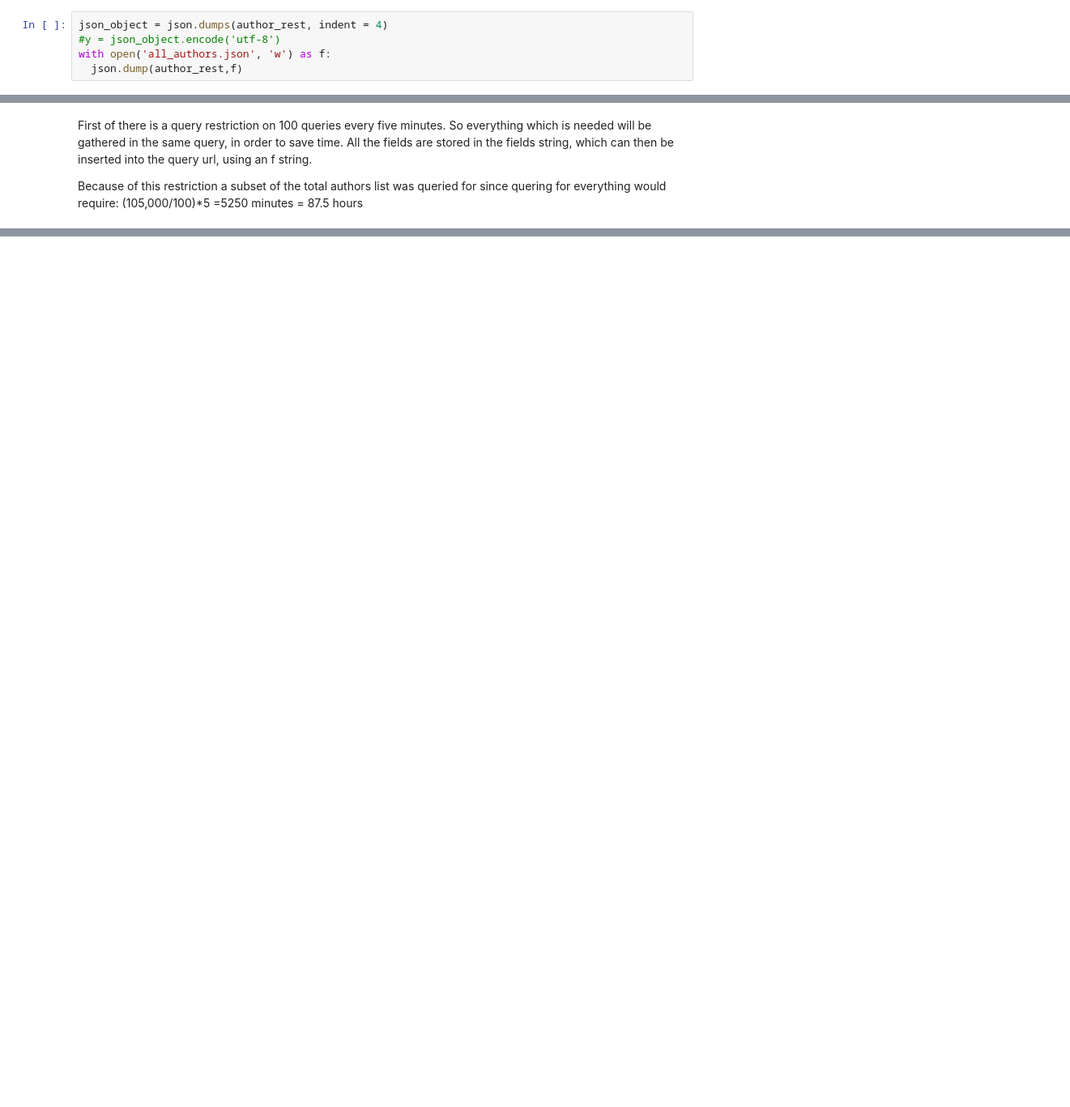
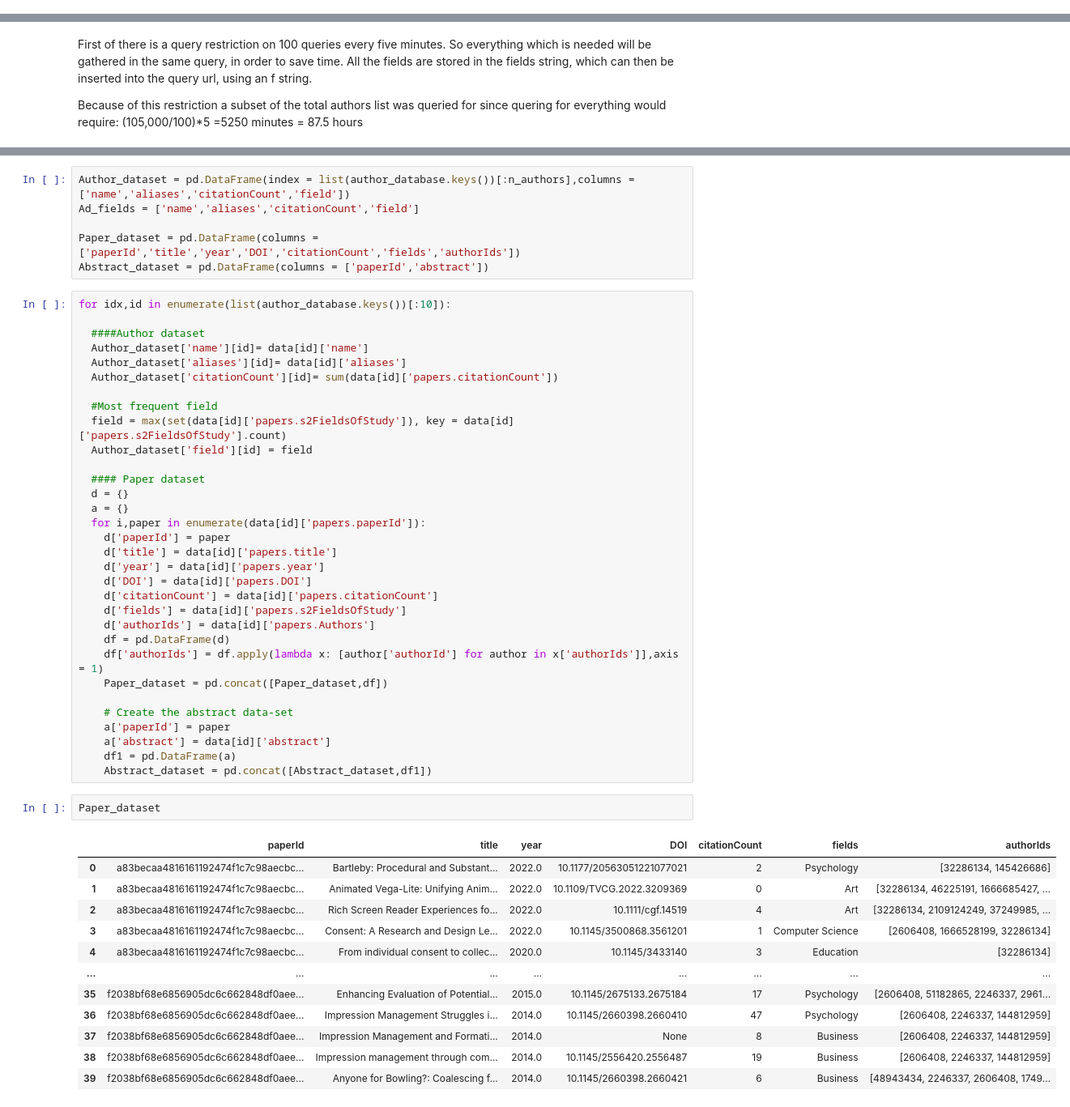
Before and after one commit to vidisha04/02467-CSS, a Jupyter notebook: Assignment.ipynb, the cells around one changed output, grey strips where cells are left out. Shown at 81% size. Saved outputs shown, nothing was run; the diff lists cells and outputs as text; blank space fills up the shorter version.

```diff
--- a/Assignment.ipynb
+++ b/Assignment.ipynb
@@ -186,8 +123,3 @@ for author in list(author_605.keys()):
-# %%
-json_object = json.dumps(author_rest, indent = 4)
-#y = json_object.encode('utf-8')
-with open('all_authors.json', 'w') as f:
-  json.dump(author_rest,f)
 # %% [markdown]
 ### Get the papper and the the other required entrances
 We choose to do a subset due to resource limitations. However the code demonstrates how the querying could be done, given enough time. Note that there is a 100 request limitation per 5 min, which is why a counter is initialized and incremented everytime a request is made to the server. When the limitation is reached the time module is used to make the loop wait for 5 minutes. To be on the safe side the number of requests is set to 95 and 10 seconds are added to the timer pause.
@@ -250,0 +196,53 @@ len(author_database.keys())
+# %%
+Author_dataset = pd.DataFrame(index = list(author_database.keys())[:n_authors],columns = ['name','aliases','citationCount','field'])
+Ad_fields = ['name','aliases','citationCount','field']
+
+Paper_dataset = pd.DataFrame(columns = ['paperId','title','year','DOI','citationCount','fields','authorIds'])
+Abstract_dataset = pd.DataFrame(columns = ['paperId','abstract'])
+# %%
+for idx,id in enumerate(list(author_database.keys())[:10]):
+
+  ####Author dataset
+  Author_dataset['name'][id]= data[id]['name']
+  Author_dataset['aliases'][id]= data[id]['aliases']
+  Author_dataset['citationCount'][id]= sum(data[id]['papers.citationCount'])
+
+  #Most frequent field
+  field = max(set(data[id]['papers.s2FieldsOfStudy']), key = data[id]['papers.s2FieldsOfStudy'].count)
+  Author_dataset['field'][id] = field
+
+  #### Paper dataset
+  d = {}
+  a = {}
+  for i,paper in enumerate(data[id]['papers.paperId']):
+    d['paperId'] = paper
+    d['title'] = data[id]['papers.title']
+    d['year'] = data[id]['papers.year']
+    d['DOI'] = data[id]['papers.DOI']
+    d['citationCount'] = data[id]['papers.citationCount']
+    d['fields'] = data[id]['papers.s2FieldsOfStudy']
+    d['authorIds'] = data[id]['papers.Authors']
+    df = pd.DataFrame(d)
+    df['authorIds'] = df.apply(lambda x: [author['authorId'] for author in x['authorIds']],axis = 1)
+    Paper_dataset = pd.concat([Paper_dataset,df])
+
+    # Create the abstract data-set
+    a['paperId'] = paper
+    a['abstract'] = data[id]['abstract']
+    df1 = pd.DataFrame(a)
+    Abstract_dataset = pd.concat([Abstract_dataset,df1])
+# %%
+Paper_dataset
+# %% [output]
+|  | paperId | title | year | DOI | citationCount | fields | authorIds |
+| 0 | a83becaa4816161192474f1c7c98aecbc... | Bartleby: Procedural and Substant... | 2022.0 | 10.1177/20563051221077021 | 2 | Psychology | [32286134, 145426686] |
+| 1 | a83becaa4816161192474f1c7c98aecbc... | Animated Vega-Lite: Unifying Anim... | 2022.0 | 10.1109/TVCG.2022.3209369 | 0 | Art | [32286134, 46225191, 1666685427, ... |
+| 2 | a83becaa4816161192474f1c7c98aecbc... | Rich Screen Reader Experiences fo... | 2022.0 | 10.1111/cgf.14519 | 4 | Art | [32286134, 2109124249, 37249985, ... |
+| 3 | a83becaa4816161192474f1c7c98aecbc... | Consent: A Research and Design Le... | 2022.0 | 10.1145/3500868.3561201 | 1 | Computer Science | [2606408, 1666528199, 32286134] |
+| 4 | a83becaa4816161192474f1c7c98aecbc... | From individual consent to collec... | 2020.0 | 10.1145/3433140 | 3 | Education | [32286134] |
+| ... | ... | ... | ... | ... | ... | ... | ... |
+| 35 | f2038bf68e6856905dc6c662848df0aee... | Enhancing Evaluation of Potential... | 2015.0 | 10.1145/2675133.2675184 | 17 | Psychology | [2606408, 51182865, 2246337, 2961... |
+| 36 | f2038bf68e6856905dc6c662848df0aee... | Impression Management Struggles i... | 2014.0 | 10.1145/2660398.2660410 | 47 | Psychology | [2606408, 2246337, 144812959] |
+| 37 | f2038bf68e6856905dc6c662848df0aee... | Impression Management and Formati... | 2014.0 | None | 8 | Business | [2606408, 2246337, 144812959] |
+| 38 | f2038bf68e6856905dc6c662848df0aee... | Impression management through com... | 2014.0 | 10.1145/2556420.2556487 | 19 | Business | [2606408, 2246337, 144812959] |
+| 39 | f2038bf68e6856905dc6c662848df0aee... | Anyone for Bowling?: Coalescing f... | 2014.0 | 10.1145/2660398.2660421 | 6 | Business | [48943434, 2246337, 2606408, 1749... |
```
Also changed, not shown: parts of 24 cells of this notebook.
